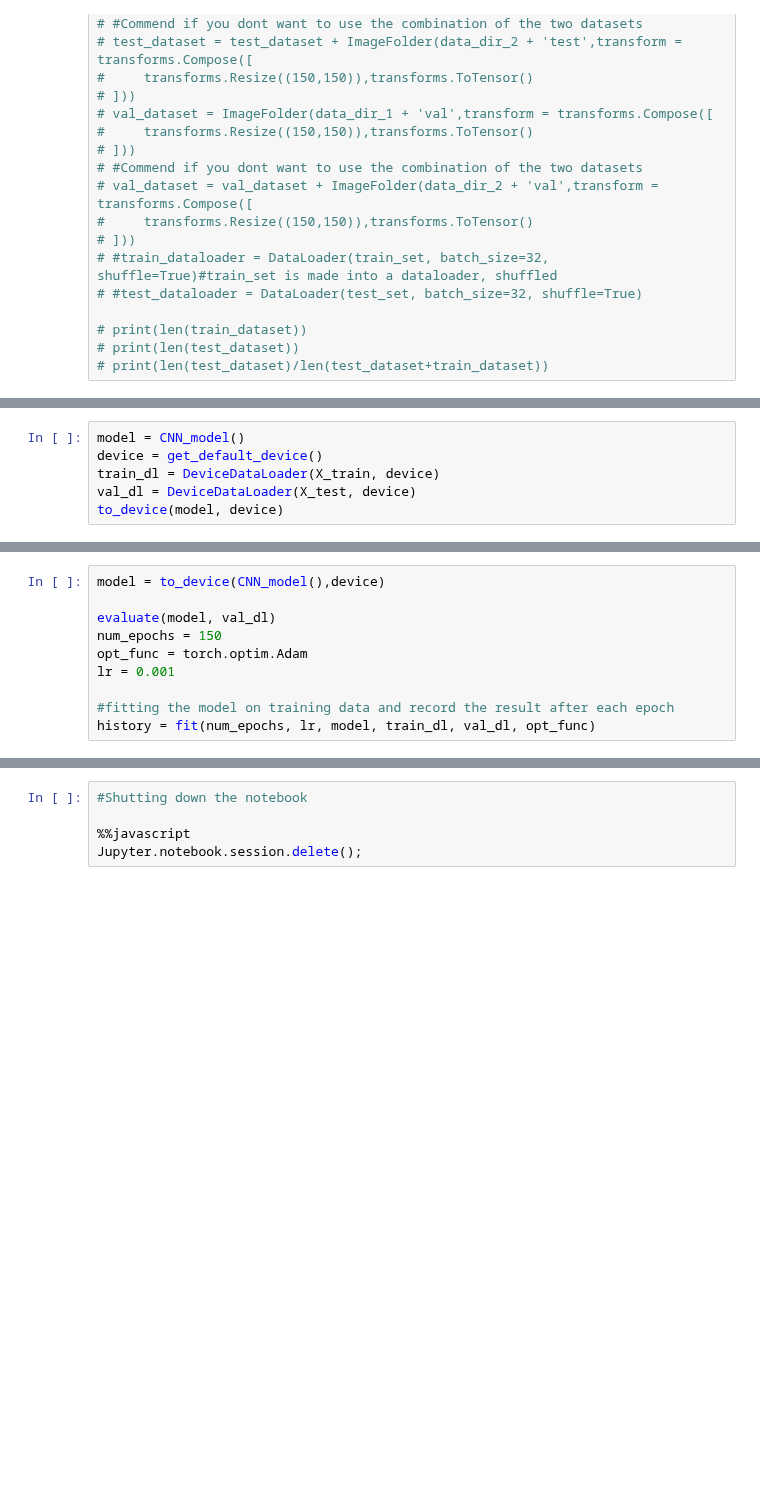
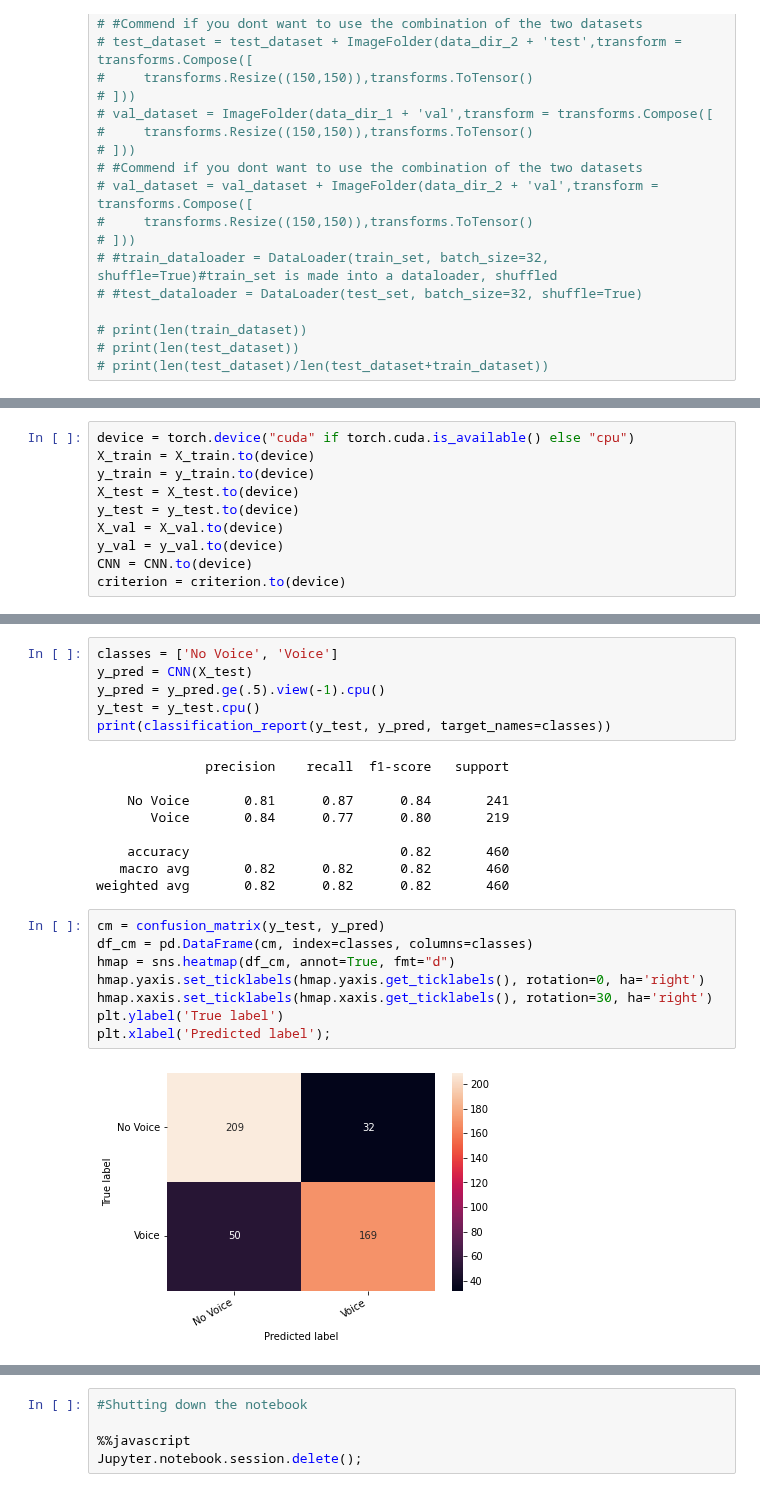
Before and after one commit to ambervb/dialogue-proj, a Jupyter notebook: CNN/CNN_Voice_YesNo_v2.ipynb, the cells around one changed output, grey strips where cells are left out. Saved outputs shown, nothing was run; the diff lists cells and outputs as text; blank space fills up the shorter version.

```diff
--- a/CNN/CNN_Voice_YesNo_v2.ipynb
+++ b/CNN/CNN_Voice_YesNo_v2.ipynb
@@ -275,6 +161,0 @@ def fit(epochs, lr, model, train_loader, val_loader, opt_func = torch.optim.SGD)
-# %%
-model = CNN_model()
-device = get_default_device()
-train_dl = DeviceDataLoader(X_train, device)
-val_dl = DeviceDataLoader(X_test, device)
-to_device(model, device)
@@ -299,10 +161,0 @@ CNN_model(
-# %%
-model = to_device(CNN_model(),device)
-
-evaluate(model, val_dl)
-num_epochs = 150
-opt_func = torch.optim.Adam
-lr = 0.001
-
-#fitting the model on training data and record the result after each epoch
-history = fit(num_epochs, lr, model, train_dl, val_dl, opt_func)
@@ -348,0 +196,10 @@ FileNotFoundError: [Errno 2] No such file or directory: 'dialogue/Dataset/VoiceD
+# %%
+device = torch.device("cuda" if torch.cuda.is_available() else "cpu")
+X_train = X_train.to(device)
+y_train = y_train.to(device)
+X_test = X_test.to(device)
+y_test = y_test.to(device)
+X_val = X_val.to(device)
+y_val = y_val.to(device)
+CNN = CNN.to(device)
+criterion = criterion.to(device)
@@ -348,0 +272,25 @@ FileNotFoundError: [Errno 2] No such file or directory: 'dialogue/Dataset/VoiceD
+# %%
+classes = ['No Voice', 'Voice']
+y_pred = CNN(X_test)
+y_pred = y_pred.ge(.5).view(-1).cpu()
+y_test = y_test.cpu()
+print(classification_report(y_test, y_pred, target_names=classes))
+# %% [output]
+              precision    recall  f1-score   support
+
+    No Voice       0.81      0.87      0.84       241
+       Voice       0.84      0.77      0.80       219
+
+    accuracy                           0.82       460
+   macro avg       0.82      0.82      0.82       460
+weighted avg       0.82      0.82      0.82       460
+# %%
+cm = confusion_matrix(y_test, y_pred)
+df_cm = pd.DataFrame(cm, index=classes, columns=classes)
+hmap = sns.heatmap(df_cm, annot=True, fmt="d")
+hmap.yaxis.set_ticklabels(hmap.yaxis.get_ticklabels(), rotation=0, ha='right')
+hmap.xaxis.set_ticklabels(hmap.xaxis.get_ticklabels(), rotation=30, ha='right')
+plt.ylabel('True label')
+plt.xlabel('Predicted label');
+# %% [output]
+[figure, added]
```
Also changed, not shown: parts of 21 cells of this notebook.
